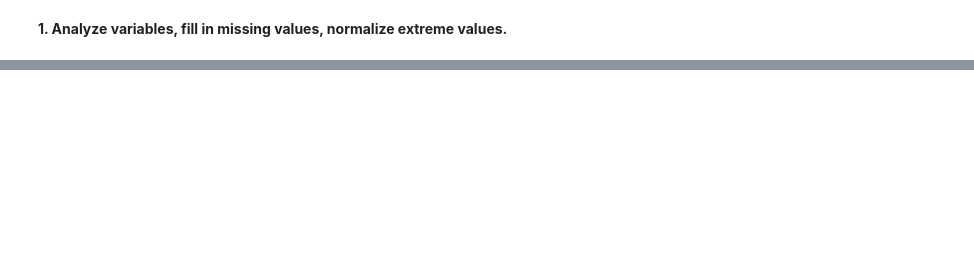
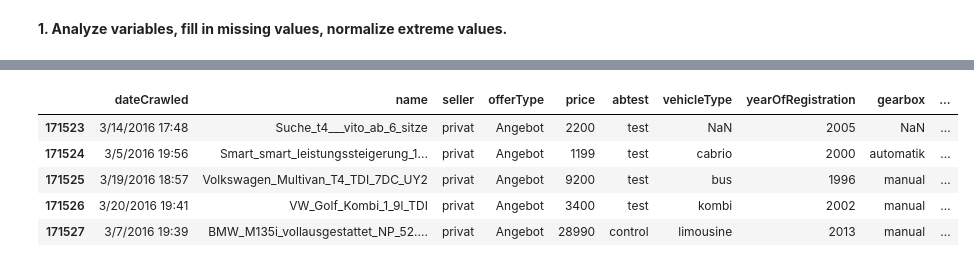
Before and after one commit to ezequielmartinezbuasso/CURSOWEB, a Jupyter notebook: DS_W2_G6.ipynb, the cells around one changed output, grey strips where cells are left out. Drawn from its saved outputs; the diff is of its cells as text; code cells hidden in the pictures; blank space fills up the shorter version.

```diff
--- a/DS_W2_G6.ipynb
+++ b/DS_W2_G6.ipynb
@@ -16 +42,34 @@ NameError: ignored
+# %%
+#Jessica---------------------------------
+#Como estábamos teniendo problemas al abrir el archivo, lo que hice fue subirlo directamente a la carpeta de trabajo para tenero de rápido acceso
+#Sin embargo, como el documento era muy pesado, lo que hice fue convertirlo en zip, subirlo y las siguientes líneas de código son para abrir el archivo zip
+
+#Abrir zip
+from io import StringIO
+from io import BytesIO
+from zipfile import ZipFile
+import urllib.request
+import pandas as pd
+
+link = "https://github.com/SteeleP-J/DS-Project/raw/master/Auto.zip"
+url = urllib.request.urlopen(link)
+
+
+with ZipFile(BytesIO(url.read())) as my_zip_file:
+    for contained_file in my_zip_file.namelist():
+        fzip=my_zip_file.open(contained_file)
+        data=fzip.read()
+
+#Convertir el archivo en un data frame con pandas
+s=str(data,'utf-8')
+data = StringIO(s)
+df=pd.read_csv(data)
+df.tail()
+# %% [output]
+|  | dateCrawled | name | seller | offerType | price | abtest | vehicleType | yearOfRegistration | gearbox | ... |
+| 171523 | 3/14/2016 17:48 | Suche_t4___vito_ab_6_sitze | privat | Angebot | 2200 | test | NaN | 2005 | NaN | ... |
+| 171524 | 3/5/2016 19:56 | Smart_smart_leistungssteigerung_1... | privat | Angebot | 1199 | test | cabrio | 2000 | automatik | ... |
+| 171525 | 3/19/2016 18:57 | Volkswagen_Multivan_T4_TDI_7DC_UY2 | privat | Angebot | 9200 | test | bus | 1996 | manual | ... |
+| 171526 | 3/20/2016 19:41 | VW_Golf_Kombi_1_9l_TDI | privat | Angebot | 3400 | test | kombi | 2002 | manual | ... |
+| 171527 | 3/7/2016 19:39 | BMW_M135i_vollausgestattet_NP_52.... | privat | Angebot | 28990 | control | limousine | 2013 | manual | ... |
 # %%
```
Also changed, not shown: parts of 3 cells of this notebook.
